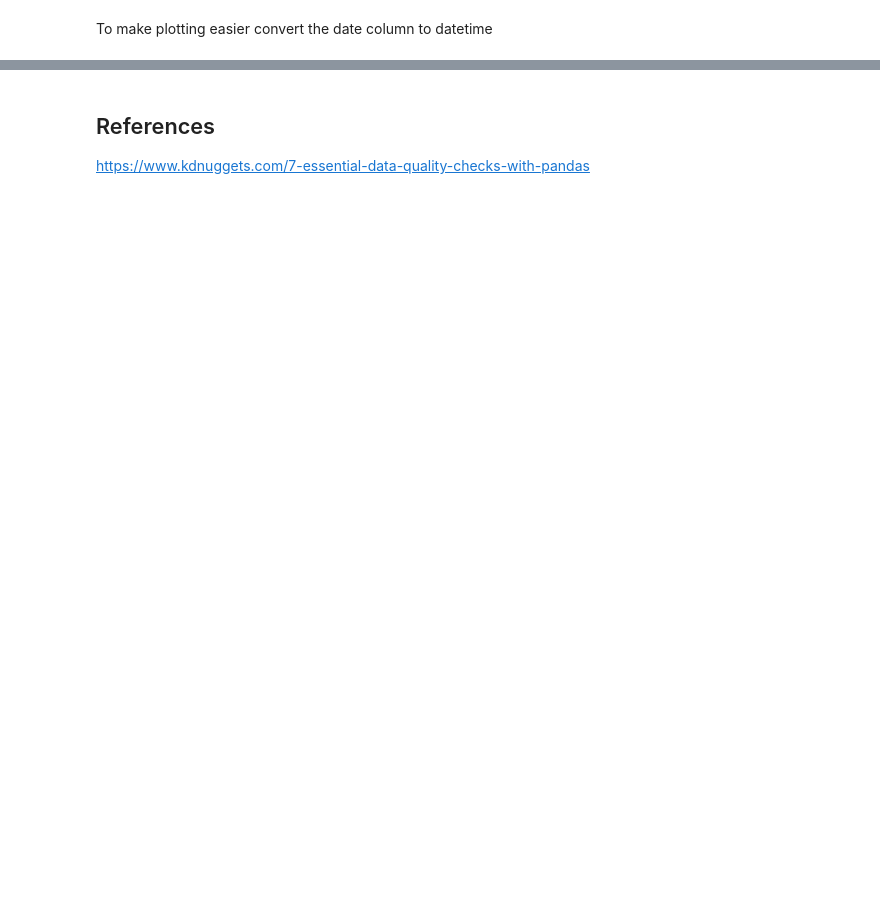
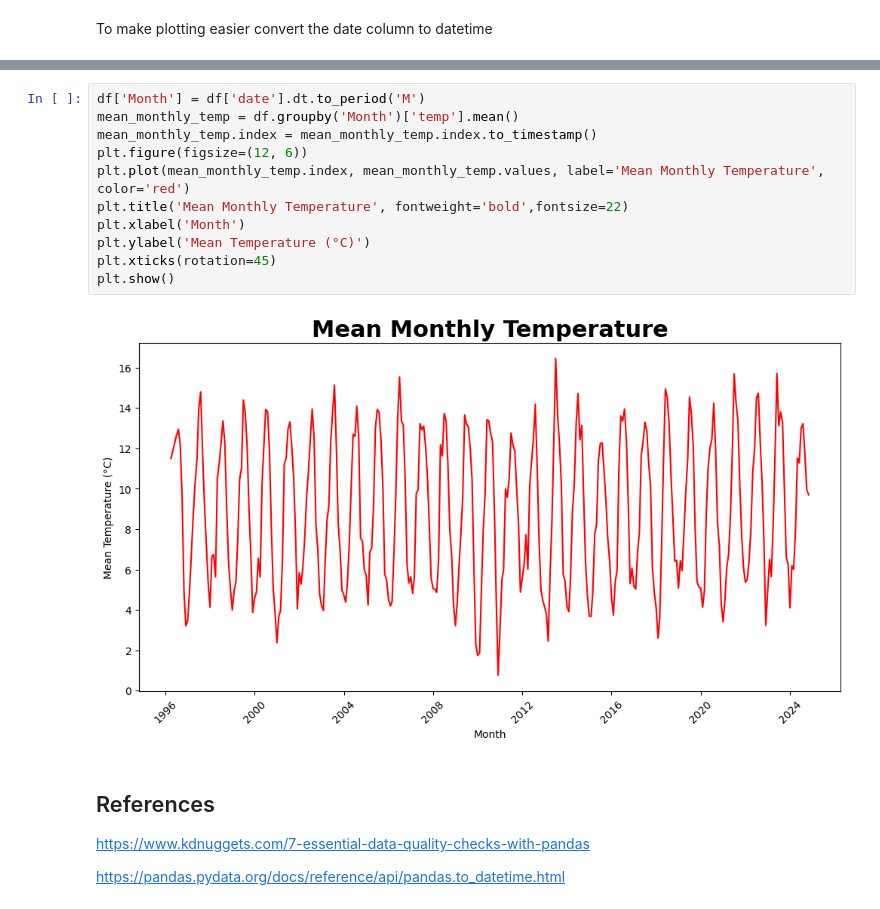
Before and after one commit to GraceMarySmyth/programming-for-data-analytics, a Jupyter notebook: Assignments/assignment_6_Weather.ipynb, the cells around one changed output, grey strips where cells are left out. Drawn from its saved outputs; the diff is of its cells as text; blank space fills up the shorter version.

```diff
--- a/Assignments/assignment_6_Weather.ipynb
+++ b/Assignments/assignment_6_Weather.ipynb
@@ -80,3 +135,18 @@ Plot
+# %%
+df['Month'] = df['date'].dt.to_period('M')
+mean_monthly_temp = df.groupby('Month')['temp'].mean()
+mean_monthly_temp.index = mean_monthly_temp.index.to_timestamp()
+plt.figure(figsize=(12, 6))
+plt.plot(mean_monthly_temp.index, mean_monthly_temp.values, label='Mean Monthly Temperature', color='red')
+plt.title('Mean Monthly Temperature', fontweight='bold',fontsize=22)
+plt.xlabel('Month')
+plt.ylabel('Mean Temperature (°C)')
+plt.xticks(rotation=45)
+plt.show()
+# %% [output]
+[figure, added]
 # %% [markdown]
 ## References
 https://www.kdnuggets.com/7-essential-data-quality-checks-with-pandas
+
+https://pandas.pydata.org/docs/reference/api/pandas.to_datetime.html
```
Also changed, not shown: parts of 16 cells of this notebook.
